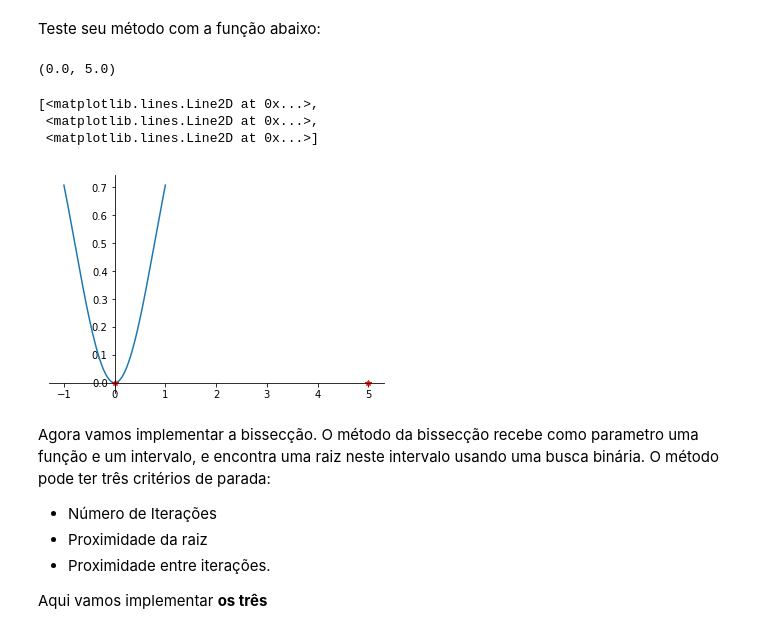
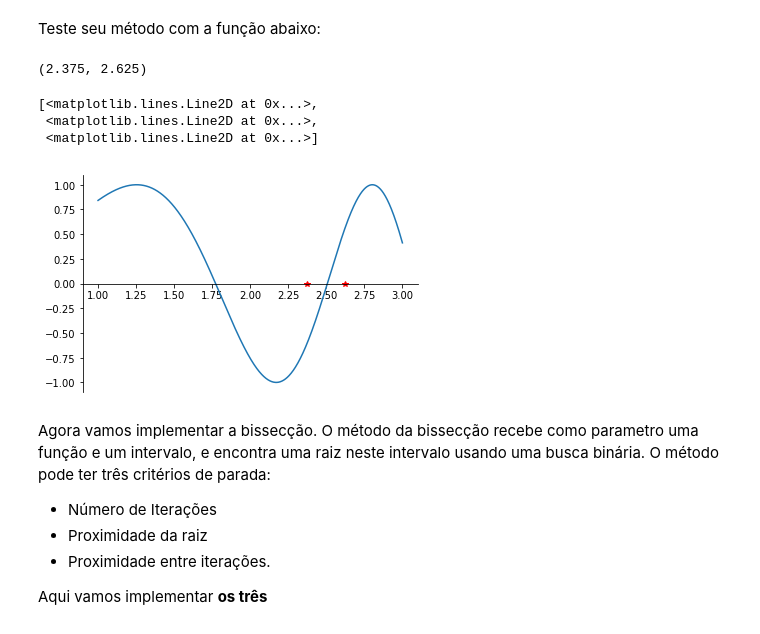
Before and after one commit to nabsonp/ComputacaoNumerica, a Jupyter notebook: Laboratório de Raízes de equações.ipynb, the cells around one changed output. Saved outputs shown, nothing was run; the diff lists cells and outputs as text; code cells hidden in the pictures.

```diff
--- a/Laboratório de Raízes de equações.ipynb
+++ b/Laboratório de Raízes de equações.ipynb
@@ -164,8 +164,8 @@ def achaIntervalo(f,z): #Voce pode rodar a função aqui dentro chamando f(x)
         a = -0.5
         b = 0.5
     else:
-        a = z*0.5
-        b = z*1.5
+        a = z*0.95
+        b = z*1.05
     while f(a)*f(b) > 0:
         if (f(b) < f(a)):
             b += z*0.5
@@ -176,28 +176,27 @@ def achaIntervalo(f,z): #Voce pode rodar a função aqui dentro chamando f(x)
 Teste seu método com a função abaixo:
 # %%
 def func1(x):
-    return np.sin(x)**2
+    return np.sin(x**2)
 
 intervalo = achaIntervalo(func1,2.5)
 intervalo
 # %% [output]
-(0.0, 5.0)
+(2.375, 2.625)
 # %%
 ax = plt.gca()
 ax.spines['right'].set_color('none')
 ax.spines['top'].set_color('none')
 ax.xaxis.set_ticks_position('bottom')
 ax.spines['bottom'].set_position(('data',0))
 ax.yaxis.set_ticks_position('left')
-ax.spines['left'].set_position(('data',0))
 
-x = np.linspace(-1,1,1000)
+x = np.linspace(1,3,1000)
 plt.plot(x,func1(x),intervalo[0],0,'r*',intervalo[1],0,'r*')
 # %% [output]
 [<matplotlib.lines.Line2D at 0x...>,
  <matplotlib.lines.Line2D at 0x...>,
  <matplotlib.lines.Line2D at 0x...>]
-[figure, old version]
+[figure, new version]
 # %% [markdown]
 Agora vamos implementar a bissecção. O método da bissecção recebe como parametro uma função e um intervalo, e encontra uma raiz neste intervalo usando uma busca binária. O método pode ter três critérios de parada:
 
```
